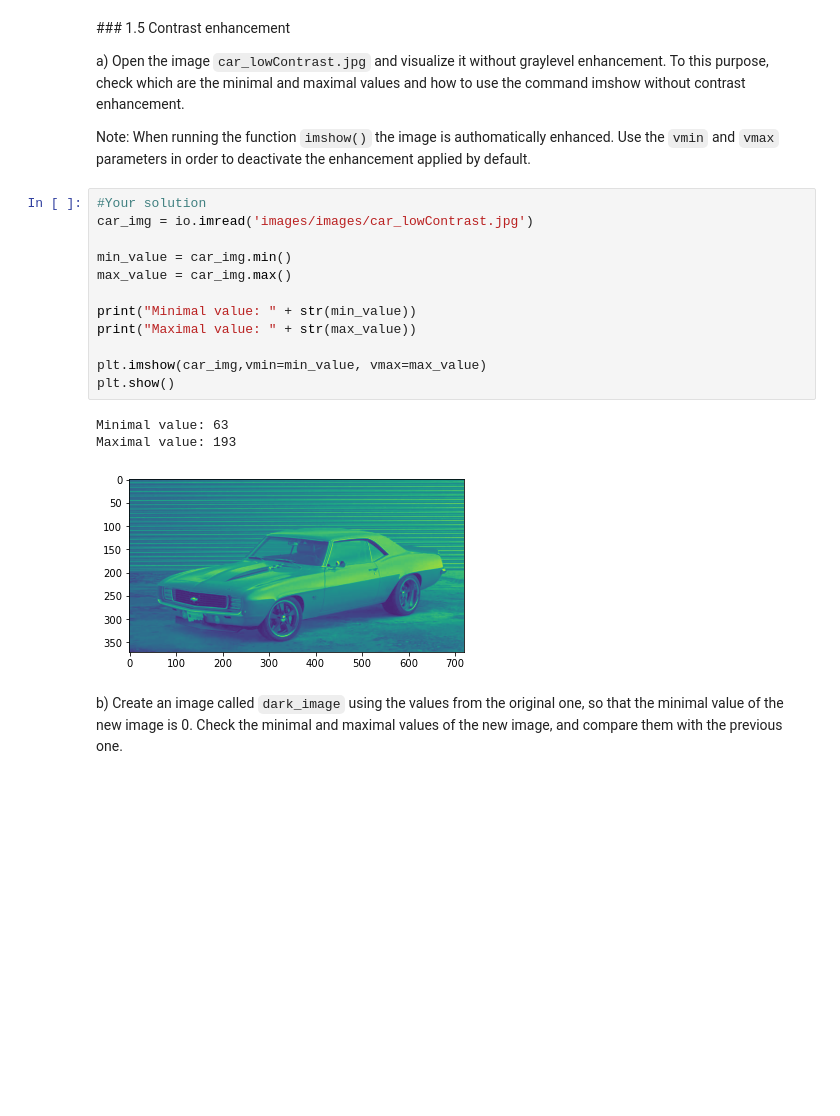
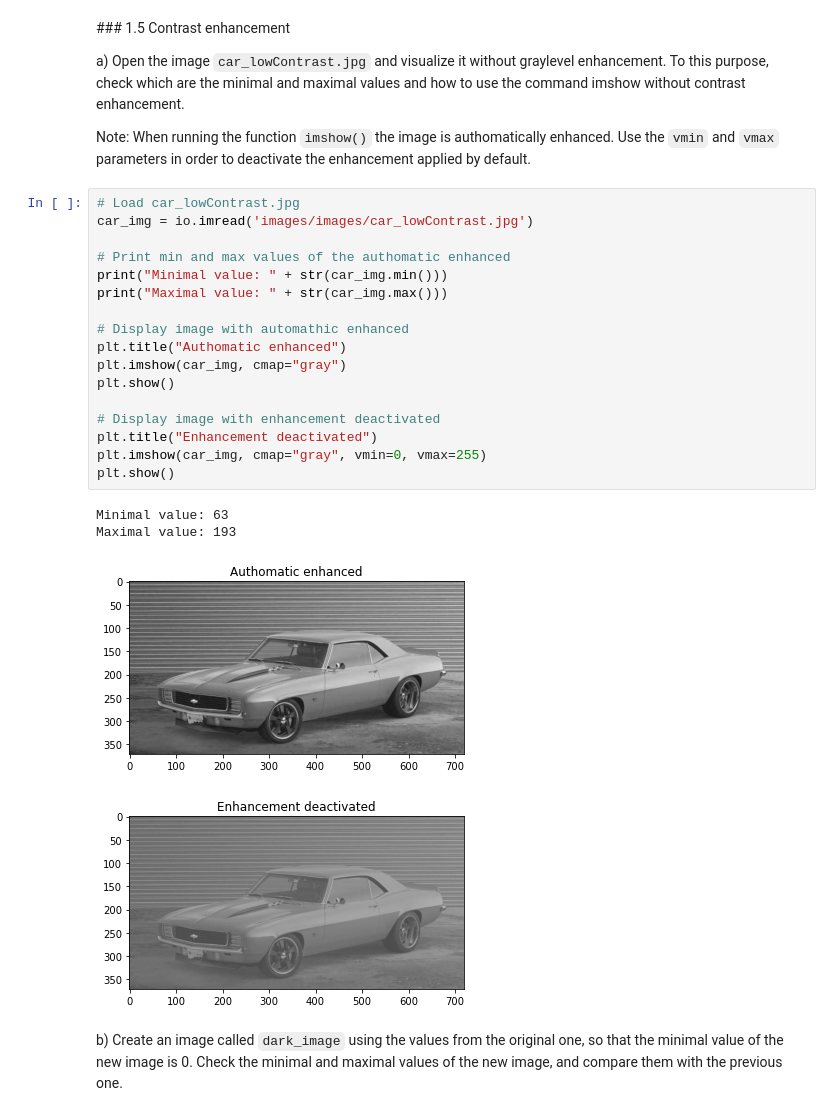
Before and after one commit to laurentiuNedelcu/va-laboratori, a Jupyter notebook: Laboratory 1 Image processing with skimage-20201001/p1_2020_2021.ipynb, the cells around one changed output. Cells and saved outputs as stored; diff of their text form; blank space fills up the shorter version.

```diff
--- a/Laboratory 1 Image processing with skimage-20201001/p1_2020_2021.ipynb
+++ b/Laboratory 1 Image processing with skimage-20201001/p1_2020_2021.ipynb
@@ -254,21 +295,27 @@ plt.show()
 a) Open the image `car_lowContrast.jpg` and visualize it without graylevel enhancement. To this purpose, check which are the minimal and maximal values and how to use the command imshow without contrast enhancement.
 
 Note: When running the function `imshow()` the image is authomatically enhanced. Use the `vmin` and `vmax` parameters in order to deactivate the enhancement applied by default.
-# %%
-#Your solution
-car_img = io.imread('images/images/car_lowContrast.jpg')
-
-min_value = car_img.min()
-max_value = car_img.max()
-
-print("Minimal value: " + str(min_value))
-print("Maximal value: " + str(max_value))
-
-plt.imshow(car_img,vmin=min_value, vmax=max_value)
-plt.show()
-# %% [output]
-Minimal value: 63
-Maximal value: 193
-[figure, removed]
+# %%
+# Load car_lowContrast.jpg
+car_img = io.imread('images/images/car_lowContrast.jpg')
+
+# Print min and max values of the authomatic enhanced
+print("Minimal value: " + str(car_img.min()))
+print("Maximal value: " + str(car_img.max()))
+
+# Display image with automathic enhanced
+plt.title("Authomatic enhanced")
+plt.imshow(car_img, cmap="gray")
+plt.show()
+
+# Display image with enhancement deactivated
+plt.title("Enhancement deactivated")
+plt.imshow(car_img, cmap="gray", vmin=0, vmax=255)
+plt.show()
+# %% [output]
+Minimal value: 63
+Maximal value: 193
+[figure, added]
+[figure, added]
 # %% [markdown]
 b) Create an image called `dark_image` using the  values from the original one, so that the minimal value of the new image is 0. Check the minimal and maximal values of the new image, and compare them with the previous one.
```
Also changed, not shown: parts of 25 cells of this notebook.
